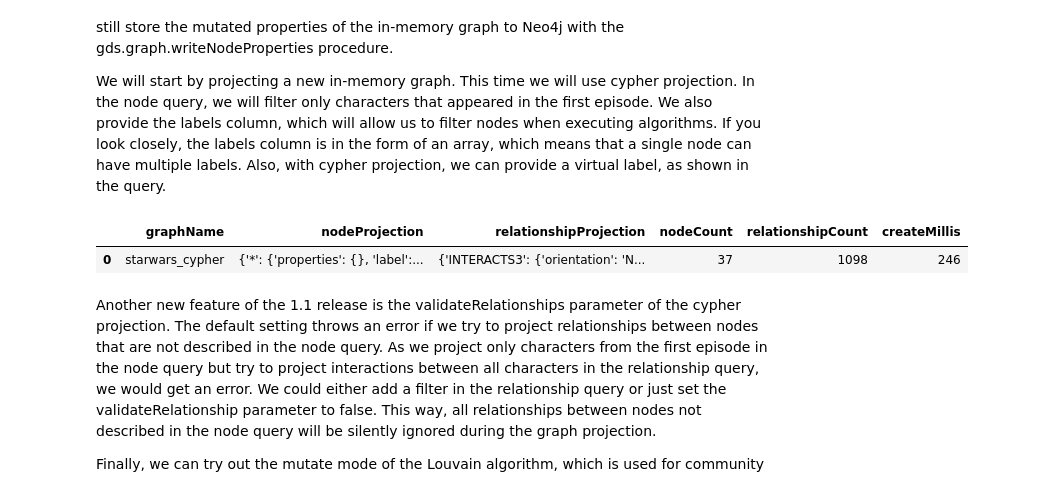
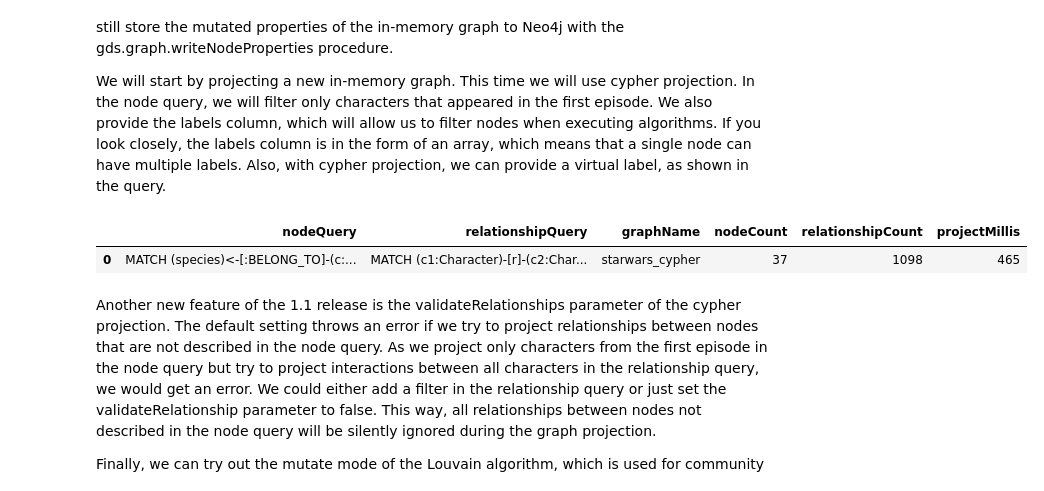
Before and after one commit to tomasonjo/blogs, a Jupyter notebook: Star_Wars/Star Wars.ipynb, the cells around one changed output. Drawn from its saved outputs; the diff is of its cells as text; code cells hidden in the pictures.

```diff
--- a/Star_Wars/Star Wars.ipynb
+++ b/Star_Wars/Star Wars.ipynb
@@ -1,9 +19,9 @@
 # %%
 # Define Neo4j connections
 from neo4j import GraphDatabase
-host = 'bolt://localhost:7687'
+host = 'bolt://3.235.2.228:7687'
 user = 'neo4j'
-password = 'password'
+password = 'seats-drunks-carbon'
 driver = GraphDatabase.driver(host,auth=(user, password))
 # %%
 def drop_graph(name):
@@ -16,9 +34,9 @@ def drop_graph(name):
 # Import libraries
 import pandas as pd
 
-def read_query(query):
+def read_query(query, params={}):
     with driver.session() as session:
-        result = session.run(query)
+        result = session.run(query, params)
         return pd.DataFrame([r.values() for r in result], columns=result.keys())
 # %% [markdown]
 # Presenting multiple node label support and graph mutability features of the Neo4j Graph Data Science in the Star Wars universe
@@ -302,21 +320,21 @@ We will start by projecting a new in-memory graph. This time we will use cypher
 # %%
 gds_cypher = """
 
-CALL gds.graph.create.cypher('starwars_cypher',
+CALL gds.graph.project.cypher('starwars_cypher',
     'MATCH (species)<-[:BELONG_TO]-(c:Character)
     // filter characters from first episode
     WHERE (c)-[:INTERACTS1]-()
     RETURN id(c) as id, [species.name] as labels',
     'MATCH (c1:Character)-[r]-(c2:Character)
     RETURN id(c1) as source, id(c2) as target, type(r) as type, r.weight as weight',
     {validateRelationships:false} )
 
 """
 
 read_query(gds_cypher)
 # %% [output]
-|  | graphName | nodeProjection | relationshipProjection | nodeCount | relationshipCount | createMillis |
-| 0 | starwars_cypher | {'*': {'properties': {}, 'label':... | {'INTERACTS3': {'orientation': 'N... | 37 | 1098 | 246 |
+|  | nodeQuery | relationshipQuery | graphName | nodeCount | relationshipCount | projectMillis |
+| 0 | MATCH (species)<-[:BELONG_TO]-(c:... | MATCH (c1:Character)-[r]-(c2:Char... | starwars_cypher | 37 | 1098 | 465 |
 # %% [markdown]
 Another new feature of the 1.1 release is the validateRelationships parameter of the cypher projection. The default setting throws an error if we try to project relationships between nodes that are not described in the node query. As we project only characters from the first episode in the node query but try to project interactions between all characters in the relationship query, we would get an error. We could either add a filter in the relationship query or just set the validateRelationship parameter to false. This way, all relationships between nodes not described in the node query will be silently ignored during the graph projection.
 
```
Also changed, not shown: parts of 11 cells of this notebook.
